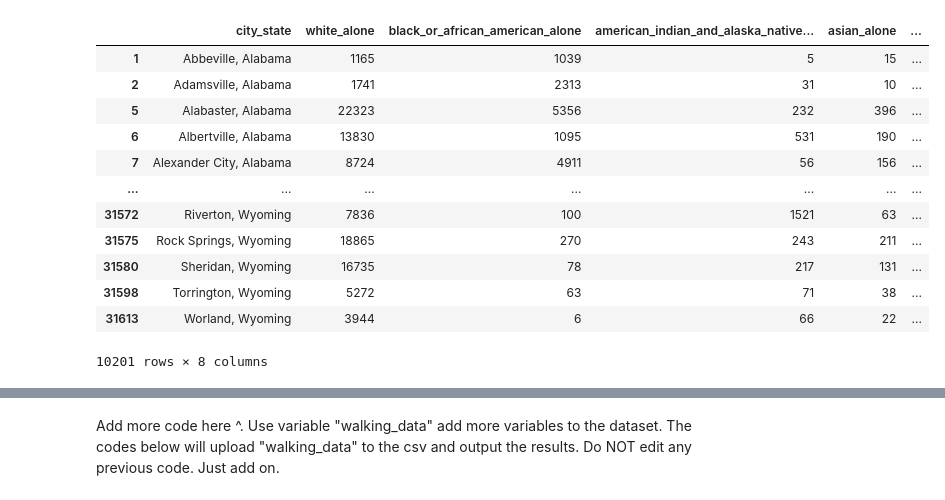
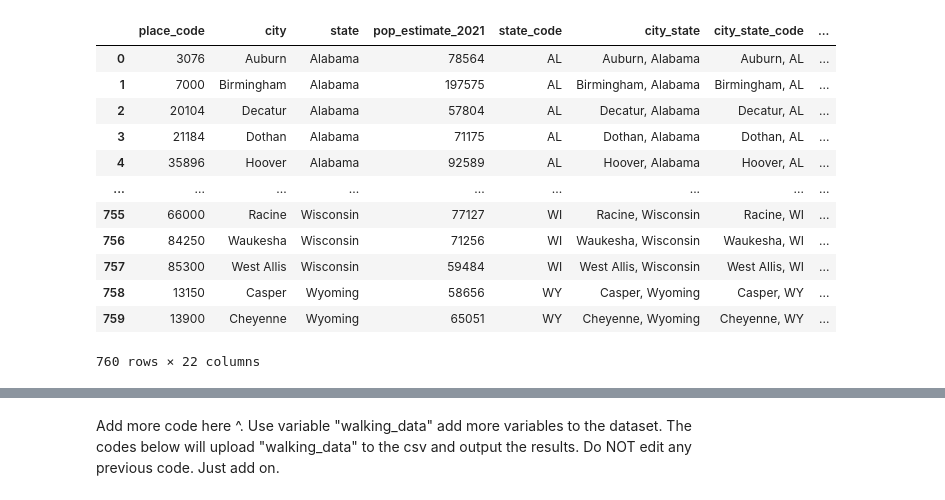
Before and after one commit to chanellee/Walkable-Cities, a Jupyter notebook: data_sources/data_wrangling.ipynb, the cells around one changed output, grey strips where cells are left out. Saved outputs shown, nothing was run; the diff lists cells and outputs as text; code cells hidden in the pictures.

Commit message:
cleaning data and starting EDA

```diff
--- a/data_sources/data_wrangling.ipynb
+++ b/data_sources/data_wrangling.ipynb
@@ -5,11 +5,11 @@ import numpy as np
 city_pop = pd.read_csv("sub-est2021_all.csv",encoding='latin-1')
 state_codes = pd.read_csv("state_codes.csv")
 
-city_pop = city_pop[["PLACE","NAME", "STNAME","POPESTIMATE2021","POPESTIMATE2020"]]
+city_pop = city_pop[["PLACE","NAME", "STNAME","POPESTIMATE2021"]]
 city_only = [i.lower().__contains__("city") for i in city_pop["NAME"]]
 city_pop = city_pop[city_only]
 city_pop = city_pop[city_pop["POPESTIMATE2021"]>=50000]
-city_pop = city_pop.set_axis(['place_code','city', 'state', 'pop_estimate_2021','pop_estimate_2020'], axis='columns', copy = False)
+city_pop = city_pop.set_axis(['place_code','city', 'state', 'pop_estimate_2021'], axis='columns', copy = False)
 city_pop["city"] = [i.replace(" city","") for i in city_pop["city"]]
 
 state_codes = state_codes[["state","code"]].set_axis(['state', 'state_code'], axis='columns', copy = False)
@@ -86,6 +72,6 @@ walking_data #760
 # %%
 county = pd.read_csv("city_county.csv")
-county["county_state"] = county["county"] + ", " + county["state"]
+county["county_state"] = list(pd.Series([i.replace(" County","") for i in county["county"]]) + ", " + county["state"])
 walking_data = pd.merge(walking_data, county[["county_state","city_state_code"]], on = "city_state_code", how = "left")
 walking_data
 # %% [output]
@@ -151,0 +91,26 @@ walking_data
+# %%
+age_sex_columns = pd.read_csv("Age_and_Sex_2021-Column-Metadata.csv",encoding='latin-1',low_memory=False)
+age_sex = pd.read_csv("Age_and_Sex_2021-Data.csv",encoding='latin-1')
+age_sex = age_sex.drop_duplicates(subset='GEO_ID')
+age_sex_col = ["NAME", "S0101_C01_032E","S0101_C03_001E","S0101_C05_001E"]
+age_sex_label = ["city_state","median_age", "male","female"]
+
+age_sex["NAME"] = [i.replace(" city", "") for i in age_sex["NAME"]]
+
+age_sex = age_sex[age_sex_col].set_axis(age_sex_label, axis='columns', copy = False)
+
+
+
+age_sex["male"] = age_sex["male"].replace("N", float("nan"))
+age_sex["male"] = [float(i) for i in age_sex["male"]]
+
+
+age_sex["female"] = age_sex["female"].replace("N", float("nan"))
+age_sex["female"] = [float(i) for i in age_sex["female"]]
+
+walking_data = pd.merge(walking_data, age_sex, on = "city_state", how = "left")
+
+walking_data["male"] = walking_data["male"]/walking_data["pop_estimate_2021"]
+walking_data["female"] = walking_data["female"]/walking_data["pop_estimate_2021"]
+
+walking_data
@@ -152,40 +147,41 @@ walking_data
 # %%
 race = pd.read_csv("Race_2020.p1-Data.csv",encoding='latin-1')
 race_columns = pd.read_csv("Race_2020.p1-Column-Metadata.csv",encoding='latin-1')
 race
 race_columns = race_columns[[ not i.__contains__("A") for i in race_columns["Column Name"]]]
 more_col = pd.Series(["P1_009N"])
 more_label = ["two_or_more_races"]
 temp = race_columns[[i.__contains__("alone") for i in race_columns["Label"]]]
 alone_col = temp["Column Name"]
 alone_label = [i.split("!!")[-1].lower().replace(" ","_") for i in temp["Label"]]
 
 col = pd.concat([pd.Series("NAME"),alone_col,more_col])
 label = ["city_state"] + alone_label + more_label
 
 race = race[[i.__contains__("city") for i in race["NAME"]]]
 race["NAME"] = [i.replace(" city", "") for i in race["NAME"]]
 race = race[col].set_axis(label,axis="columns",copy=False)
 
+for val in alone_label + more_label:
+    race[val] = race[val].replace("N", float("nan"))
+    race[val] = [float(i) for i in race[val]]
+
 walking_data = pd.merge(walking_data, race, on = "city_state", how = "left")
-
 walking_data
-
-race
 # %% [output]
-|  | city_state | white_alone | black_or_african_american_alone | american_indian_and_alaska_native... | asian_alone | ... |
-| 1 | Abbeville, Alabama | 1165 | 1039 | 5 | 15 | ... |
-| 2 | Adamsville, Alabama | 1741 | 2313 | 31 | 10 | ... |
-| 5 | Alabaster, Alabama | 22323 | 5356 | 232 | 396 | ... |
-| 6 | Albertville, Alabama | 13830 | 1095 | 531 | 190 | ... |
-| 7 | Alexander City, Alabama | 8724 | 4911 | 56 | 156 | ... |
-| ... | ... | ... | ... | ... | ... | ... |
-| 31572 | Riverton, Wyoming | 7836 | 100 | 1521 | 63 | ... |
-| 31575 | Rock Springs, Wyoming | 18865 | 270 | 243 | 211 | ... |
-| 31580 | Sheridan, Wyoming | 16735 | 78 | 217 | 131 | ... |
-| 31598 | Torrington, Wyoming | 5272 | 63 | 71 | 38 | ... |
-| 31613 | Worland, Wyoming | 3944 | 6 | 66 | 22 | ... |
+|  | place_code | city | state | pop_estimate_2021 | state_code | city_state | city_state_code | ... |
+| 0 | 3076 | Auburn | Alabama | 78564 | AL | Auburn, Alabama | Auburn, AL | ... |
+| 1 | 7000 | Birmingham | Alabama | 197575 | AL | Birmingham, Alabama | Birmingham, AL | ... |
+| 2 | 20104 | Decatur | Alabama | 57804 | AL | Decatur, Alabama | Decatur, AL | ... |
+| 3 | 21184 | Dothan | Alabama | 71175 | AL | Dothan, Alabama | Dothan, AL | ... |
+| 4 | 35896 | Hoover | Alabama | 92589 | AL | Hoover, Alabama | Hoover, AL | ... |
+| ... | ... | ... | ... | ... | ... | ... | ... | ... |
+| 755 | 66000 | Racine | Wisconsin | 77127 | WI | Racine, Wisconsin | Racine, WI | ... |
+| 756 | 84250 | Waukesha | Wisconsin | 71256 | WI | Waukesha, Wisconsin | Waukesha, WI | ... |
+| 757 | 85300 | West Allis | Wisconsin | 59484 | WI | West Allis, Wisconsin | West Allis, WI | ... |
+| 758 | 13150 | Casper | Wyoming | 58656 | WY | Casper, Wyoming | Casper, WY | ... |
+| 759 | 13900 | Cheyenne | Wyoming | 65051 | WY | Cheyenne, Wyoming | Cheyenne, WY | ... |
-10201 rows × 8 columns
+760 rows × 22 columns
 # %%
 hisp = pd.read_csv("Hispanic_2020.P2-Data.csv",encoding='latin-1', low_memory=False)
 hisp_col = ["NAME","P2_002N"]
```
Also changed, not shown: parts of 21 cells of this notebook, 6 other files.
